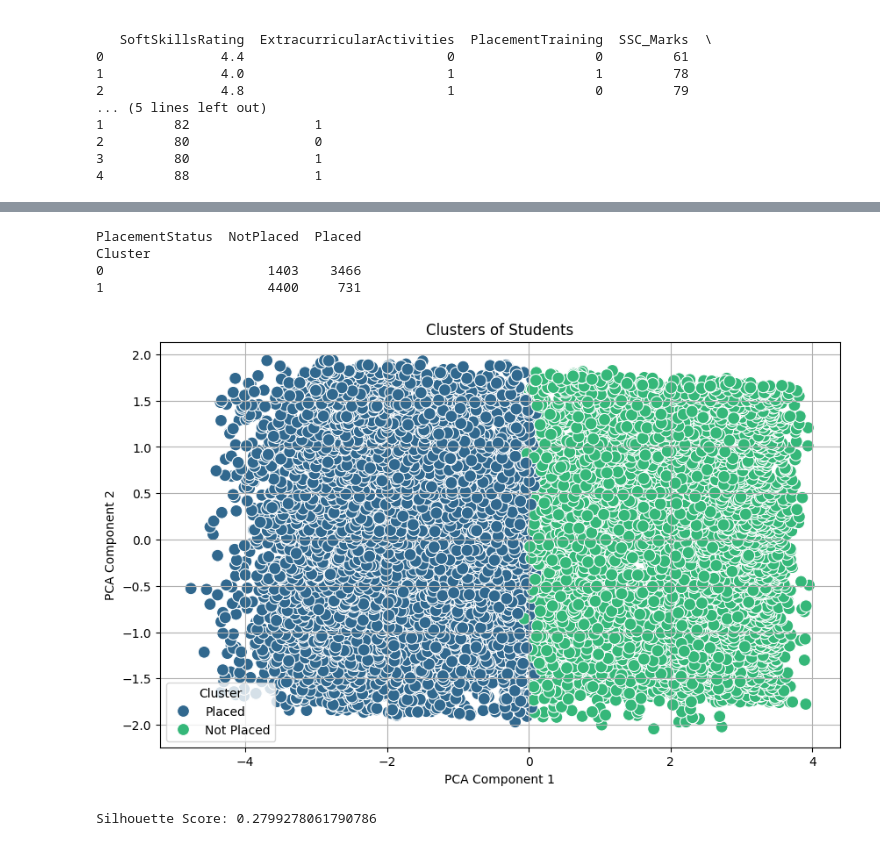
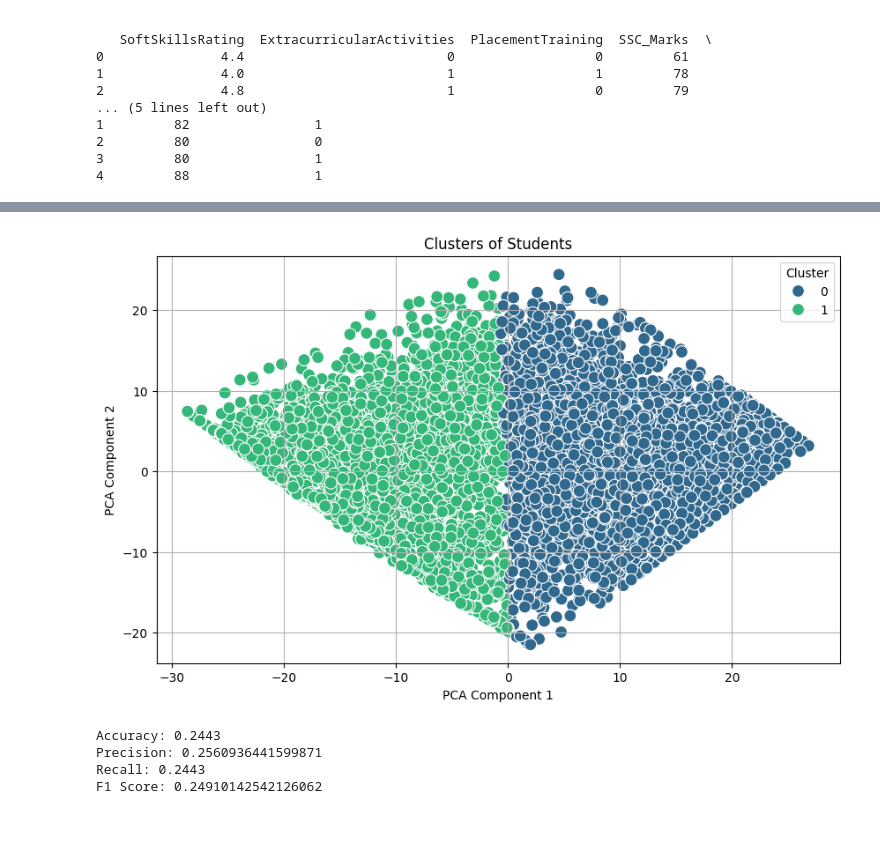
Before and after one commit to Hadeelhs/student-placement-prediction, a Jupyter notebook: placement_prediction.ipynb, the cells around one changed output, grey strips where cells are left out. Cells and saved outputs as stored; diff of their text form; code cells hidden in the pictures.

```diff
--- a/placement_prediction.ipynb
+++ b/placement_prediction.ipynb
@@ -71,3 +71,12 @@ Encoded Data:
 2         80                0
 3         80                1
 4         88                1
+# %%
+# Scale numerical features only
+numerical_columns = ['CGPA', 'Internships', 'Projects', 'Workshops/Certifications', 'AptitudeTestScore', 'SoftSkillsRating', 'SSC_Marks', 'HSC_Marks']
+scaler = StandardScaler()
+data[numerical_columns] = scaler.fit_transform(data[numerical_columns])
+
+# Display results
+print("Encoded and Scaled Data:")
+print(data.head())
@@ -99,44 +105,42 @@ Data after scaling numerical features:
 # %%
 # Apply K-Means Clustering with 2 clusters
-kmeans = KMeans(n_clusters=2, init='k-means++', random_state=42)
-kmeans.fit(data_scaled)
+model = KMeans(n_clusters=2, init='k-means++', random_state=42)
+model.fit(data[features])
 
 # Get cluster labels
-labels = kmeans.labels_
+labels = model.labels_
 
 # Add cluster labels to the dataset
 data['Cluster'] = labels
-# %%
-# Compare cluster labels with the actual PlacementStatus
-comparison = pd.crosstab(data['Cluster'], data['PlacementStatus'])
-print(comparison)
-
-# Based on the comparison, map the clusters to meaningful names
-# Assuming cluster 0 is "Not Placed" and cluster 1 is "Placed" based on the comparison
-data['Cluster'] = data['Cluster'].map({0: 'Not Placed', 1: 'Placed'})
-# %% [output]
-PlacementStatus  NotPlaced  Placed
-Cluster
-0                     1403    3466
-1                     4400     731
 # %%
 # Visualize the clusters using PCA
 pca = PCA(n_components=2)
-data_pca = pca.fit_transform(data_scaled)
+data_pca = pca.fit_transform(data)
 
 plt.figure(figsize=(10, 6))
 sns.scatterplot(x=data_pca[:, 0], y=data_pca[:, 1], hue=data['Cluster'], palette='viridis', s=100)
 plt.title('Clusters of Students')
 plt.xlabel('PCA Component 1')
 plt.ylabel('PCA Component 2')
 plt.legend(title='Cluster')
 plt.grid()
 plt.show()
 # %% [output]
-[figure, old version]
+[figure, new version]
-# %%
-# Evaluate the clustering using silhouette score
-silhouette_avg = silhouette_score(data_scaled, labels)
-print(f'Silhouette Score: {silhouette_avg}')
-# %% [output]
-Silhouette Score: 0.2799278061790786
+# %%
+# Calculate metrics
+accuracy = accuracy_score(data[target], labels)
+precision = precision_score(data[target], labels, average='weighted')
+recall = recall_score(data[target], labels, average='weighted')
+f1 = f1_score(data[target], labels, average='weighted')
+
+# Print metrics
+print(f'Accuracy: {accuracy}')
+print(f'Precision: {precision}')
+print(f'Recall: {recall}')
+print(f'F1 Score: {f1}')
+# %% [output]
+Accuracy: 0.2443
+Precision: 0.2560936441599871
+Recall: 0.2443
+F1 Score: 0.24910142542126062
```
Also changed, not shown: parts of 4 cells of this notebook.
